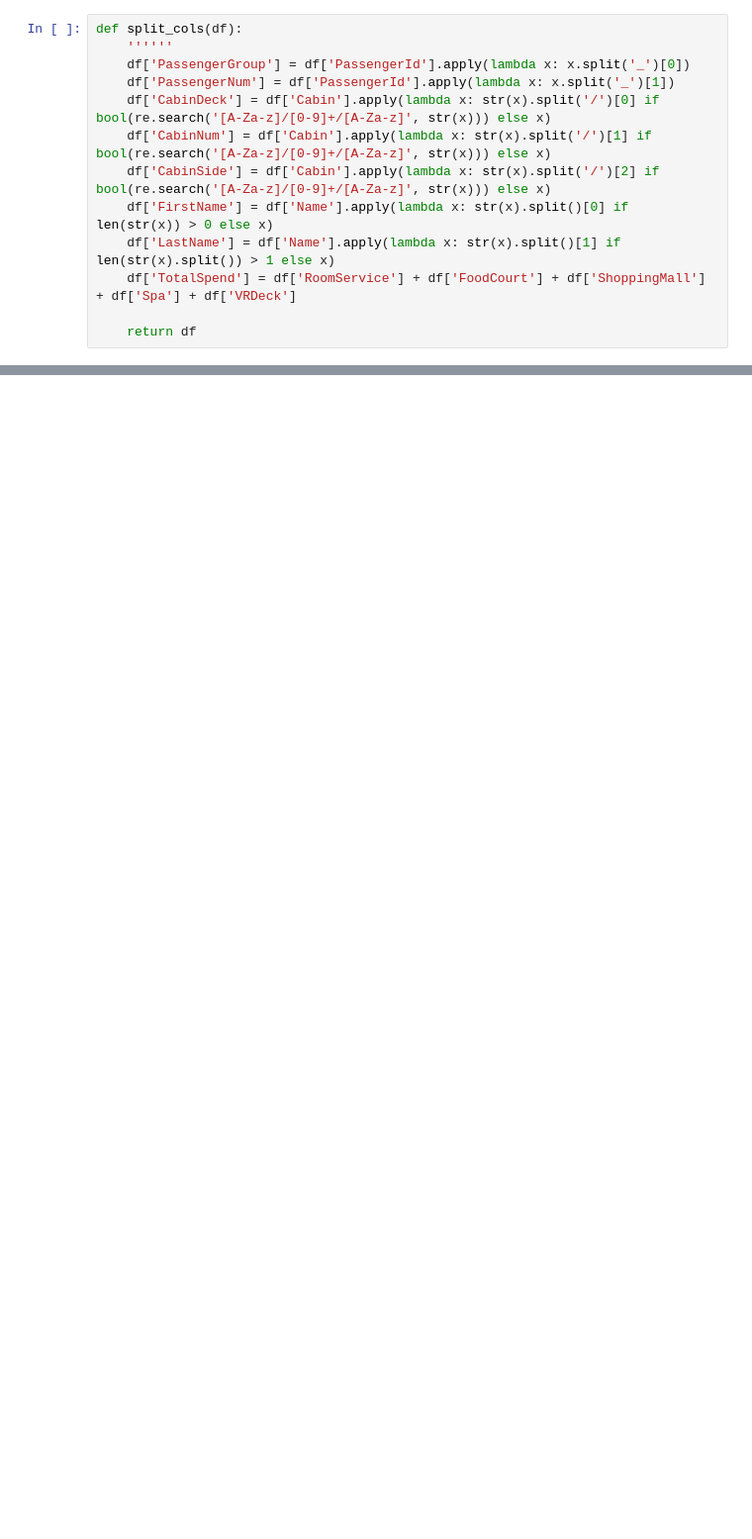
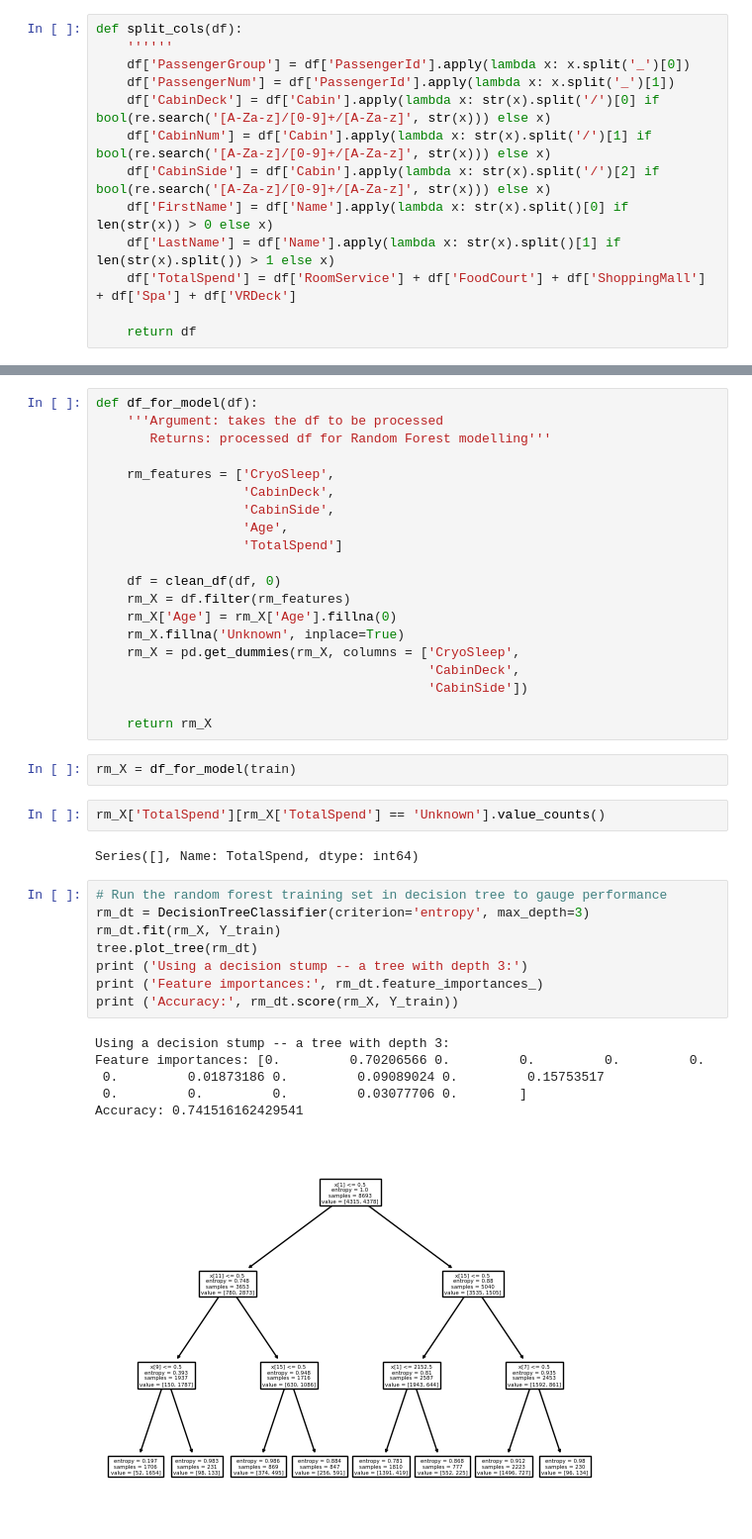
Before and after one commit to ChiBerkeley/Spaceship-Titanic, a Jupyter notebook: data_cleaning.ipynb, the cells around one changed output, grey strips where cells are left out. Shown: that part at 99% size. Cells and saved outputs as stored; diff of their text form; blank space fills up the shorter version.

Commit message:
upload rf model

```diff
--- a/data_cleaning.ipynb
+++ b/data_cleaning.ipynb
@@ -160,0 +344,41 @@ df[df.isnull().T.any()]
+# %%
+def df_for_model(df):
+    '''Argument: takes the df to be processed
+       Returns: processed df for Random Forest modelling'''
+
+    rm_features = ['CryoSleep',
+                   'CabinDeck',
+                   'CabinSide',
+                   'Age',
+                   'TotalSpend']
+
+    df = clean_df(df, 0)
+    rm_X = df.filter(rm_features)
+    rm_X['Age'] = rm_X['Age'].fillna(0)
+    rm_X.fillna('Unknown', inplace=True)
+    rm_X = pd.get_dummies(rm_X, columns = ['CryoSleep',
+                                           'CabinDeck',
+                                           'CabinSide'])
+
+    return rm_X
+# %%
+rm_X = df_for_model(train)
+# %%
+rm_X['TotalSpend'][rm_X['TotalSpend'] == 'Unknown'].value_counts()
+# %% [output]
+Series([], Name: TotalSpend, dtype: int64)
+# %%
+# Run the random forest training set in decision tree to gauge performance
+rm_dt = DecisionTreeClassifier(criterion='entropy', max_depth=3)
+rm_dt.fit(rm_X, Y_train)
+tree.plot_tree(rm_dt)
+print ('Using a decision stump -- a tree with depth 3:')
+print ('Feature importances:', rm_dt.feature_importances_)
+print ('Accuracy:', rm_dt.score(rm_X, Y_train))
+# %% [output]
+Using a decision stump -- a tree with depth 3:
+Feature importances: [0.         0.70206566 0.         0.         0.         0.
+ 0.         0.01873186 0.         0.09089024 0.         0.15753517
+ 0.         0.         0.         0.03077706 0.        ]
+Accuracy: 0.741516162429541
+[figure, added]
```
Also changed, not shown: parts of 42 cells of this notebook, 2 other files.
